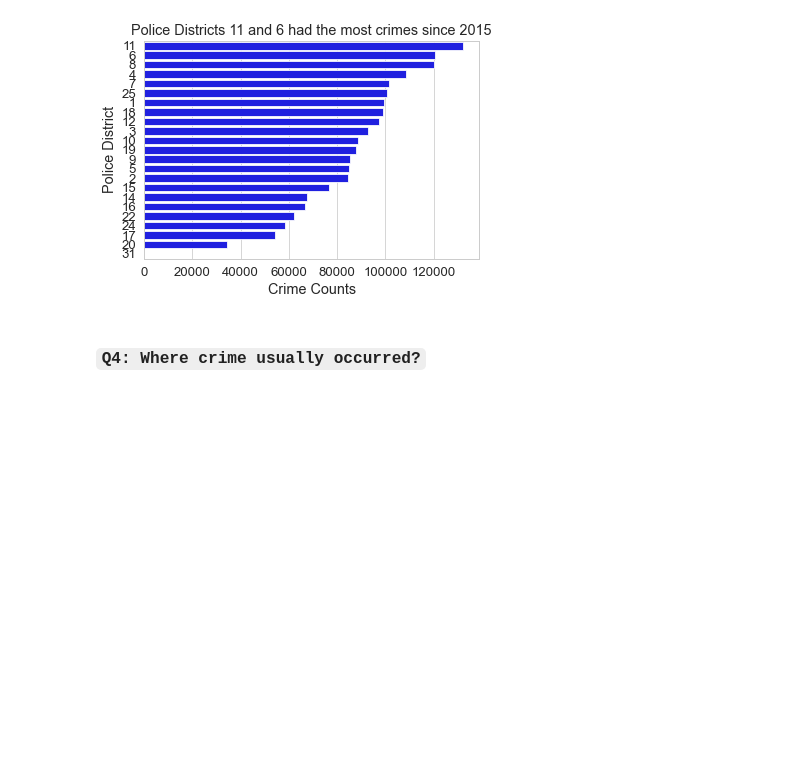
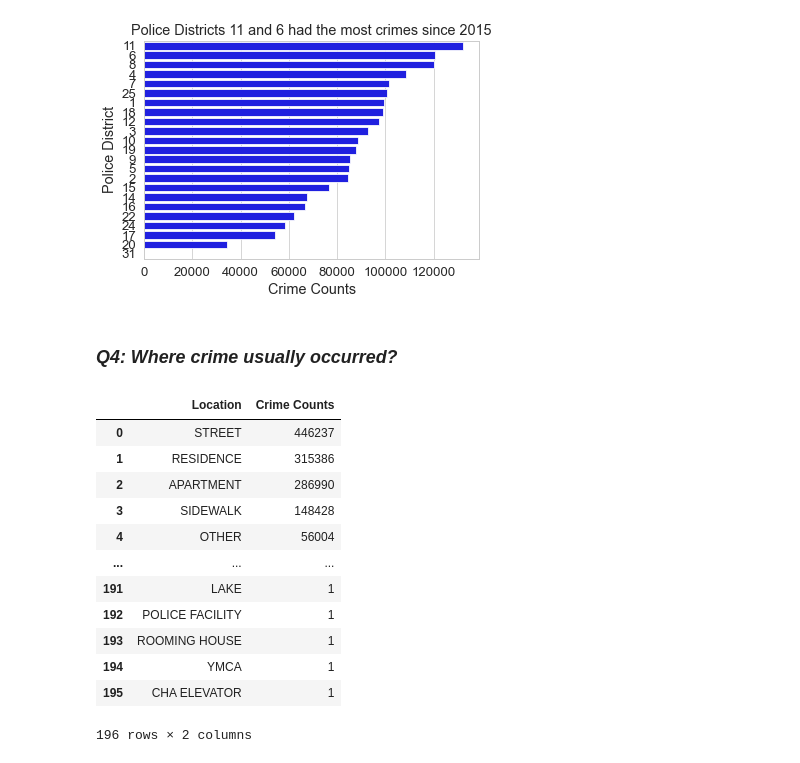
Before and after one commit to jcvincentliu/Analyzing-Racial-Disparities-in-Chicago-Police-Traffic-Stops, a Jupyter notebook: crime_cleaning.ipynb, the cells around one changed output. Saved outputs shown, nothing was run; the diff lists cells and outputs as text; code cells hidden in the pictures; blank space fills up the shorter version.

```diff
--- a/crime_cleaning.ipynb
+++ b/crime_cleaning.ipynb
@@ -312,4 +309,23 @@ plt.xlabel = ""
 # %% [output]
 [figure]
 # %% [markdown]
-### `Q4: Where crime usually occurred?`
+### *Q4: Where crime usually occurred?*
+# %%
+count_by_loc = crime.loc[:, "Location Description"].value_counts(ascending=False).to_frame()
+count_by_loc = count_by_loc.reset_index()
+count_by_loc.columns = ["Location", "Crime Counts"]
+count_by_loc
+# %% [output]
+|  | Location | Crime Counts |
+| 0 | STREET | 446237 |
+| 1 | RESIDENCE | 315386 |
+| 2 | APARTMENT | 286990 |
+| 3 | SIDEWALK | 148428 |
+| 4 | OTHER | 56004 |
+| ... | ... | ... |
+| 191 | LAKE | 1 |
+| 192 | POLICE FACILITY | 1 |
+| 193 | ROOMING HOUSE | 1 |
+| 194 | YMCA | 1 |
+| 195 | CHA ELEVATOR | 1 |
+196 rows × 2 columns
```
Also changed, not shown: parts of 3 cells of this notebook.
